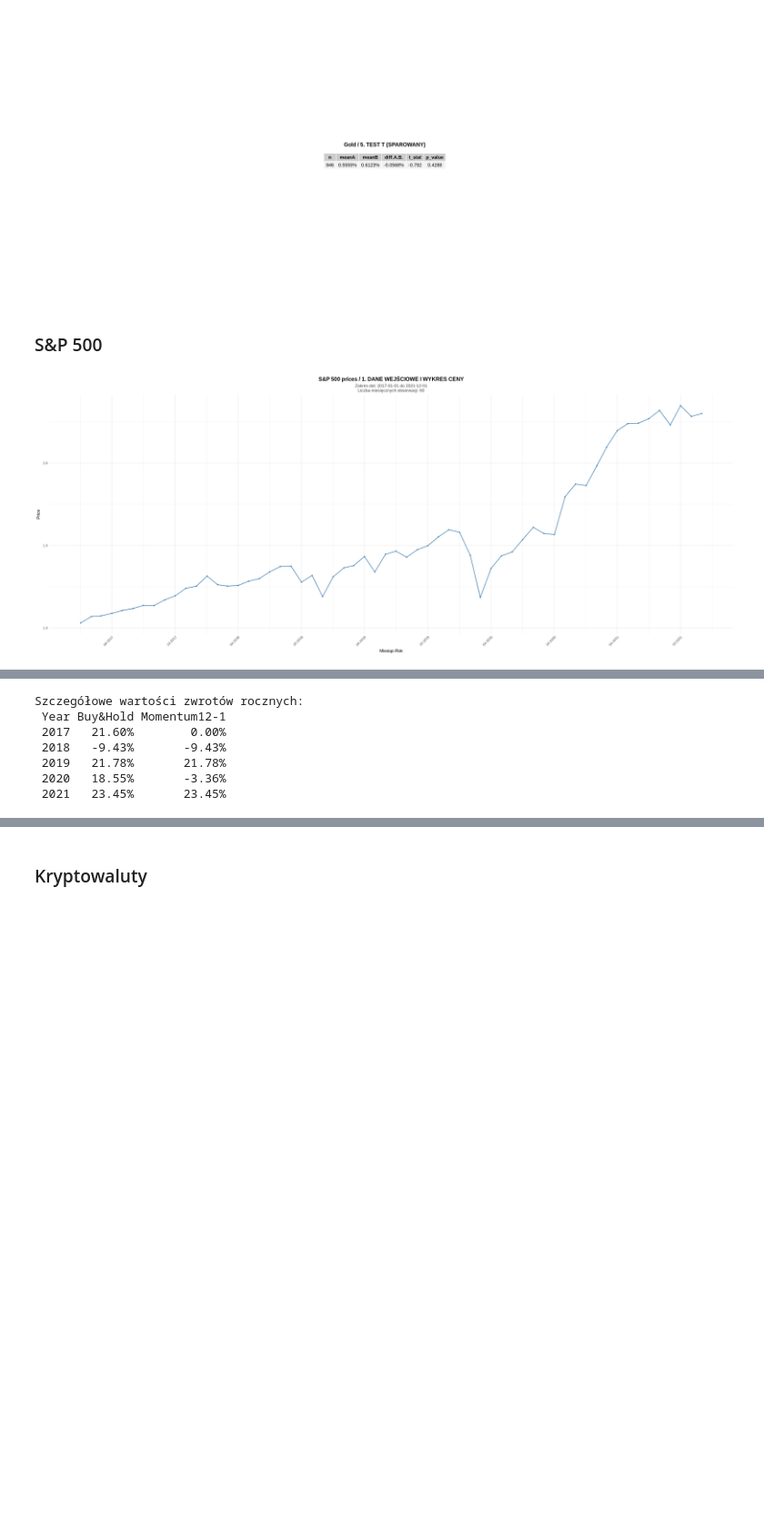
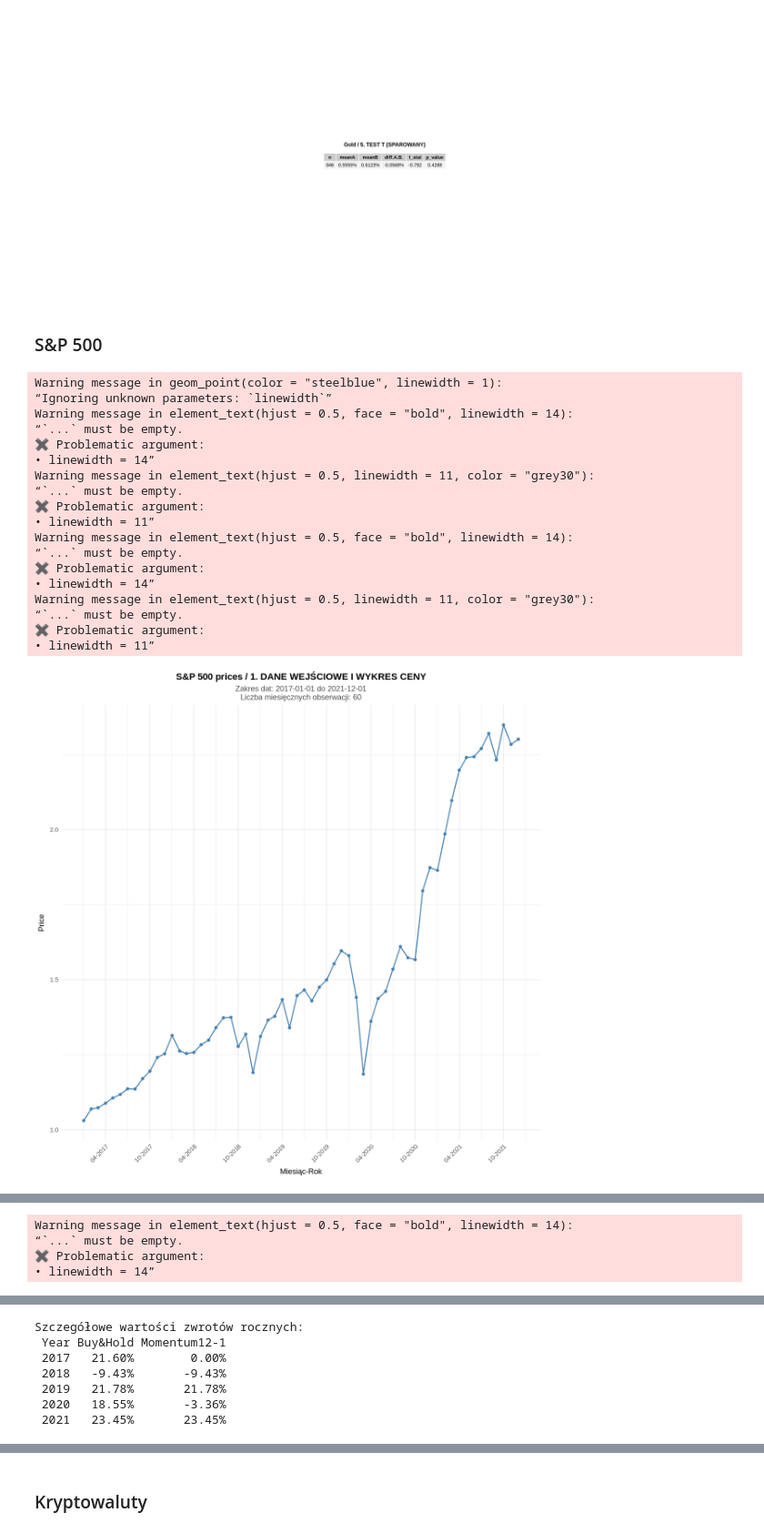
Before and after one commit to PiotrChylak/-Comparative-analysis-of-Buy-Hold-and-Momentum-12-1-strategies, a Jupyter notebook: Colab.ipynb, the cells around one changed output, grey strips where cells are left out. Shown at 91% size. Cells and saved outputs as stored; diff of their text form; code cells hidden in the pictures; blank space fills up the shorter version.

```diff
--- a/Colab.ipynb
+++ b/Colab.ipynb
@@ -25,9 +25,9 @@ plot_date_price <- function(df, date_col, price_col, title) {
     arrange(Date)
 
   ggplot(data, aes(x = Date, y = Value)) +
-    geom_line(color = "steelblue", size = 0.7) +
+    geom_line(color = "steelblue", linewidth = 0.7) +
 
-    geom_point(color = "steelblue", size = 1) +
+    geom_point(color = "steelblue", linewidth = 1) +
     scale_x_date(date_breaks = "6 months", date_labels = "%m-%Y") +
     labs(title = title, x = "Miesiąc-Rok", y = price_col) +
     theme_minimal() +
@@ -140,14 +140,14 @@ run_analysis <- function(prices_df, asset_name) {
   p1 <- plot_date_price(prices_df, "Date", "Price",
                         paste(asset_name, "/ 1. DANE WEJŚCIOWE I WYKRES CENY")) +
         labs(subtitle = date_range) +
-        theme(plot.title = element_text(hjust = 0.5, face = "bold", size = 14),
-              plot.subtitle = element_text(hjust = 0.5, size = 11, color = "grey30"))
+        theme(plot.title = element_text(hjust = 0.5, face = "bold", linewidth = 14),
+              plot.subtitle = element_text(hjust = 0.5, linewidth = 11, color = "grey30"))
   print(p1)
 
   # --- SEKCJA 2: KRZYWE KAPITAŁU (EQUITY CURVES) ---
   p2 <- ggplot() +
-    geom_line(data = bh_equity, aes(x = Date, y = Wealth, color = "Buy & Hold"), size = 1) +
-    geom_line(data = mom_equity, aes(x = Date, y = Wealth, color = "Momentum 12-1"), size = 1) +
+    geom_line(data = bh_equity, aes(x = Date, y = Wealth, color = "Buy & Hold"), linewidth = 1) +
+    geom_line(data = mom_equity, aes(x = Date, y = Wealth, color = "Momentum 12-1"), linewidth = 1) +
     scale_y_log10() +
     scale_x_date(date_breaks = "1 year", date_labels = "%Y") +
     labs(title = paste(asset_name, "/ 2. KRZYWE KAPITAŁU (EQUITY CURVES)"),
@@ -155,8 +155,8 @@ run_analysis <- function(prices_df, asset_name) {
          y = "Wealth", x = "Rok") +
     theme_minimal() +
     theme(legend.position = "bottom",
-          plot.title = element_text(hjust = 0.5, face = "bold", size = 14),
-          plot.subtitle = element_text(hjust = 0.5, size = 11, color = "grey30")) +
+          plot.title = element_text(hjust = 0.5, face = "bold", linewidth = 14),
+          plot.subtitle = element_text(hjust = 0.5, linewidth = 11, color = "grey30")) +
     scale_color_manual(values = c("Buy & Hold" = "#32CD32", "Momentum 12-1" = "#FFA500"))
   print(p2)
 
@@ -199,7 +199,7 @@ run_analysis <- function(prices_df, asset_name) {
          x = "Rok", y = "Stopa zwrotu") +
     theme_minimal() +
     theme(legend.position = "bottom",
-          plot.title = element_text(hjust = 0.5, face = "bold", size = 14)) +
+          plot.title = element_text(hjust = 0.5, face = "bold", linewidth = 14)) +
     scale_fill_manual(values = c("Buy&Hold" = "#32CD32", "Momentum12-1" = "#FFA500"))
   print(p3)
 
@@ -392,6 +411,25 @@ Szczegółowe wartości zwrotów rocznych:
 # %% [markdown]
 ### S&P 500
 # %%
+options(repr.plot.height = 10, repr.plot.width = 10)
 sp500_results <- run_analysis(SP500_prices_m, "S&P 500 prices")
 # %% [output]
+Warning message in geom_point(color = "steelblue", linewidth = 1):
+“Ignoring unknown parameters: `linewidth`”
+Warning message in element_text(hjust = 0.5, face = "bold", linewidth = 14):
+“`...` must be empty.
+✖ Problematic argument:
+• linewidth = 14”
+Warning message in element_text(hjust = 0.5, linewidth = 11, color = "grey30"):
+“`...` must be empty.
+✖ Problematic argument:
+• linewidth = 11”
+Warning message in element_text(hjust = 0.5, face = "bold", linewidth = 14):
+“`...` must be empty.
+✖ Problematic argument:
+• linewidth = 14”
+Warning message in element_text(hjust = 0.5, linewidth = 11, color = "grey30"):
+“`...` must be empty.
+✖ Problematic argument:
+• linewidth = 11”
-[figure, old version]
+[figure, new version]
@@ -398,0 +437,4 @@ sp500_results <- run_analysis(SP500_prices_m, "S&P 500 prices")
+Warning message in element_text(hjust = 0.5, face = "bold", linewidth = 14):
+“`...` must be empty.
+✖ Problematic argument:
+• linewidth = 14”
@@ -400,7 +442,7 @@ sp500_results <- run_analysis(SP500_prices_m, "S&P 500 prices")
-Szczegółowe wartości zwrotów rocznych:
- Year Buy&Hold Momentum12-1
- 2017   21.60%        0.00%
- 2018   -9.43%       -9.43%
- 2019   21.78%       21.78%
- 2020   18.55%       -3.36%
- 2021   23.45%       23.45%
+Szczegółowe wartości zwrotów rocznych:
+ Year Buy&Hold Momentum12-1
+ 2017   21.60%        0.00%
+ 2018   -9.43%       -9.43%
+ 2019   21.78%       21.78%
+ 2020   18.55%       -3.36%
+ 2021   23.45%       23.45%
```
Also changed, not shown: parts of 5 cells of this notebook.
